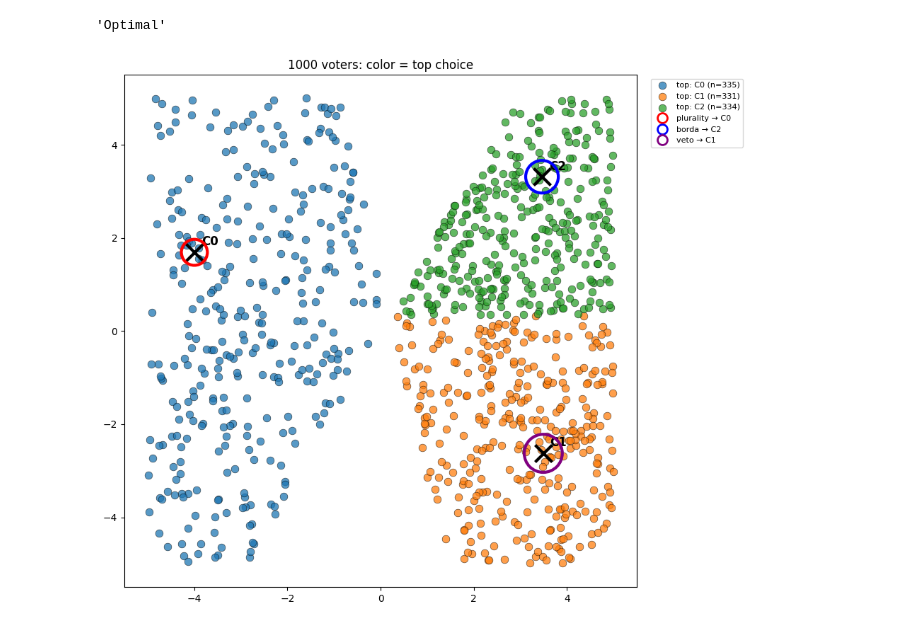
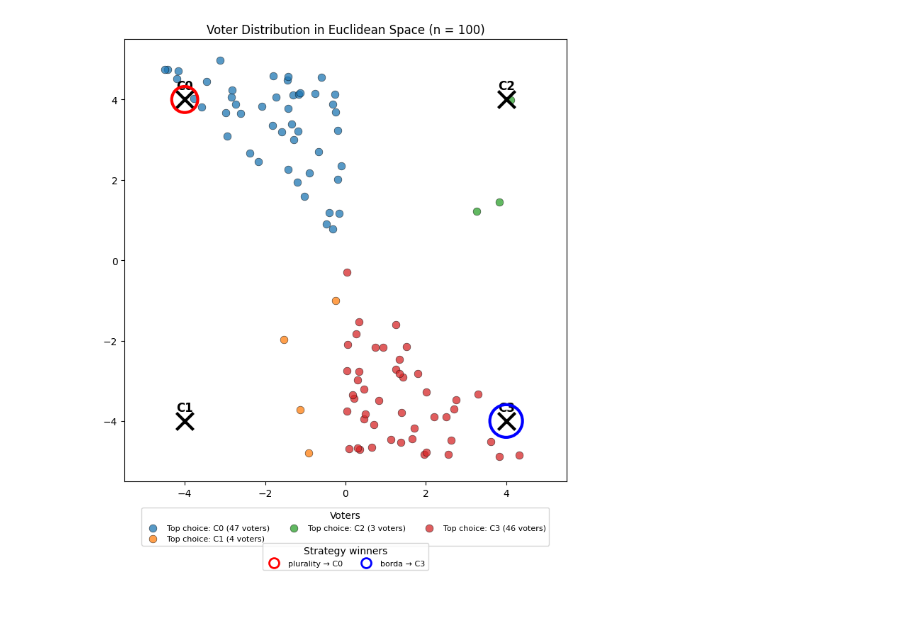
Before and after one commit to pawlowiczf/Euclidean-choices, a Jupyter notebook: code/main/lp.ipynb, the cells around one changed output. Drawn from its saved outputs; the diff is of its cells as text; code cells hidden in the pictures.

Commit message:
change visualization

```diff
--- a/code/main/lp.ipynb
+++ b/code/main/lp.ipynb
@@ -32,7 +32,7 @@ from calculation.calculation import find_farthest_pair, find_farthest_triple
 
 from lp.lp import MarginalLpModel, PermutationLpModel
 # %%
-N_VOTERS = 1000
+N_VOTERS = 100
 N_CANDIDATES = 3
 # %%
 # # winners = {
@@ -59,22 +59,39 @@ N_CANDIDATES = 3
 
 # model.solve()
 # %%
-candidates = [
-    Candidate(id=id, position=random_2d_point()) for id in range(N_CANDIDATES)
-]
-idxs = find_farthest_triple([candidate.position for candidate in candidates])
+# candidates = [
+#     Candidate(id=id, position=random_2d_point()) for id in range(N_CANDIDATES)
+# ]
 
-winners = {
-    "plurality": random.randint(0, len(candidates) - 1),
-    "borda": random.randint(0, len(candidates) - 1),
-    "veto": random.randint(0, len(candidates) - 1),
-}
+# idxs = find_farthest_triple([candidate.position for candidate in candidates])
 
-model = PermutationLpModel(candidates=candidates, n_voters=N_VOTERS, winners=winners)
-model.solve()
+# winners = {
+#     "plurality": random.randint(0, len(candidates) - 1),
+#     "borda": random.randint(0, len(candidates) - 1),
+#     "veto": random.randint(0, len(candidates) - 1),
+# }
-# %% [output]
-'Optimal'
-# %%
-plot_lp_result(candidates, model.generate_voter_positions(), winners)
-# %% [output]
-[figure, removed]
+# %%
+positions = [
+    (-4, 4),
+    (-4, -4),
+    (4, 4),
+    (4, -4)
+]
+candidates = [
+    Candidate(id=id, position=position) for id, position in enumerate(positions)
+]
+
+idxs = find_farthest_pair([candidate.position for candidate in candidates])
+
+winners = {
+    "plurality": 0,
+    "borda": 3,
+}
+
+model = PermutationLpModel(candidates=candidates, n_voters=N_VOTERS, winners=winners)
+model_result = model.solve()
+assert model_result == 'Optimal'
+
+plot_lp_result(candidates, model.generate_voter_positions(), winners)
+# %% [output]
+[figure, added]
```
Also changed, not shown: parts of 1 cell of this notebook, 2 other files.
